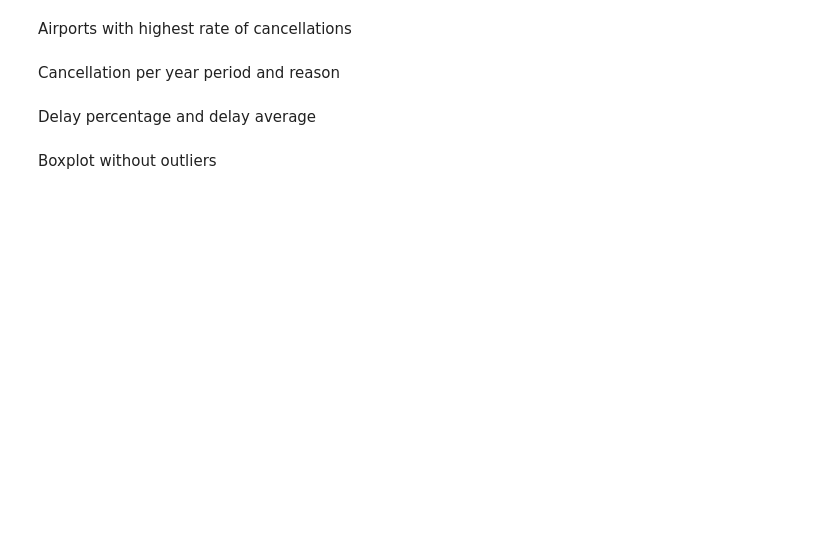
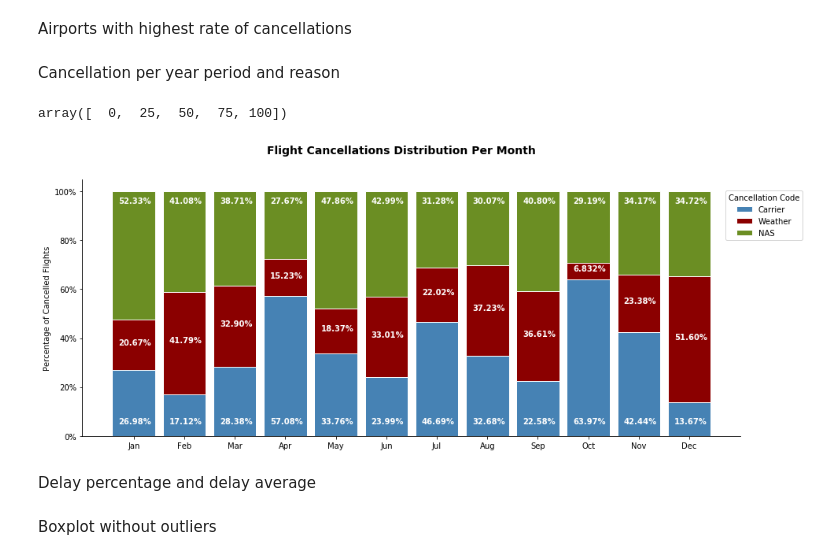
Before and after one commit to MihaiECh/FlightsAnalysis, a Jupyter notebook: FlightsAnalysis.ipynb, the cells around one changed output. Drawn from its saved outputs; the diff is of its cells as text; code cells hidden in the pictures; blank space fills up the shorter version.

```diff
--- a/FlightsAnalysis.ipynb
+++ b/FlightsAnalysis.ipynb
@@ -909,6 +926,47 @@ ax2.get_legend().remove()
 Airports with highest rate of cancellations
 # %% [markdown]
 Cancellation per year period and reason
+# %%
+np.arange(0,125,25)
+# %% [output]
+array([  0,  25,  50,  75, 100])
+# %%
+fig, ax = plt.subplots(figsize=(15,6))
+fig.suptitle('Flight Cancellations Distribution Per Month',va='top',fontweight='bold',fontsize='14')
+
+df_temp = dfcancel[(dfcancel['origin'] == 'ORD') & (dfcancel.cancelled)]
+totals  = df_temp.groupby(['month']).flightnum.count()
+carrier_cancel = df_temp.groupby(['month','cancellationcode']).flightnum.count().values[::3]
+carrier_cancel = [i/j*100 for i,j in zip(carrier_cancel,totals)]
+weather_cancel = df_temp.groupby(['month','cancellationcode']).flightnum.count().values[1::3]
+weather_cancel = [i/j*100 for i,j in zip(weather_cancel,totals)]
+NAS_cancel = df_temp.groupby(['month','cancellationcode']).flightnum.count().values[2::3]
+NAS_cancel = [i/j*100 for i,j in zip(NAS_cancel,totals)]
+
+barwidith = 0.85
+x = list(range(1,13))
+x_labels = ['Jan','Feb','Mar','Apr','May','Jun','Jul','Aug','Sep','Oct','Nov','Dec']
+ax.set_xticklabels(x_labels)
+plt.xticks(x)
+plt.ylabel('Percentage of Cancelled Flights')
+ax.spines['top'].set_visible(False)
+ax.spines['right'].set_visible(False)
+ax.legend(cancel_reason, title = 'Cancellation Type', loc = 'upper right')
+ax.get_yaxis().set_major_formatter(matplotlib.ticker.FuncFormatter(lambda x, p: "{0:.0f}%".format(x)))
+
+plt.bar(x,carrier_cancel,color='steelblue',edgecolor='white', width = barwidith)
+for i,v in enumerate(carrier_cancel):
+        ax.text(i+0.70, 5, str(v)[:5]+'%', color='white',fontweight='bold')
+plt.bar(x,weather_cancel,bottom=carrier_cancel,color='darkred',edgecolor='white', width = barwidith)
+for i,v in enumerate(weather_cancel):
+        ax.text(i+0.70, carrier_cancel[i]+v/2, str(v)[:5]+'%', color='white',fontweight='bold')
+plt.bar(x,NAS_cancel,bottom=[i+j for i,j in zip(carrier_cancel,weather_cancel)],color='olivedrab',edgecolor='white', width = barwidith)
+for i,v in enumerate(NAS_cancel):
+        ax.text(i+0.70, 95, str(v)[:5]+'%', color='white',fontweight='bold')
+
+ax.legend(cancel_reason, title = 'Cancellation Code',bbox_to_anchor=(1.1, 0.97));
+# %% [output]
+[figure, added]
 # %% [markdown]
 Delay percentage and delay average
 # %% [markdown]
```
Also changed, not shown: parts of 9 cells of this notebook.
